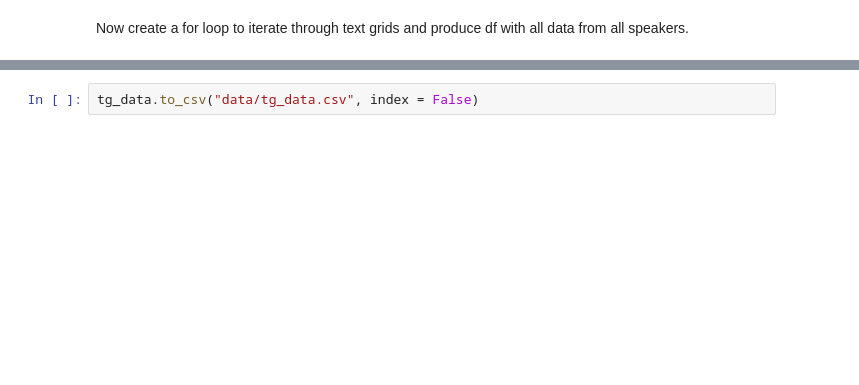
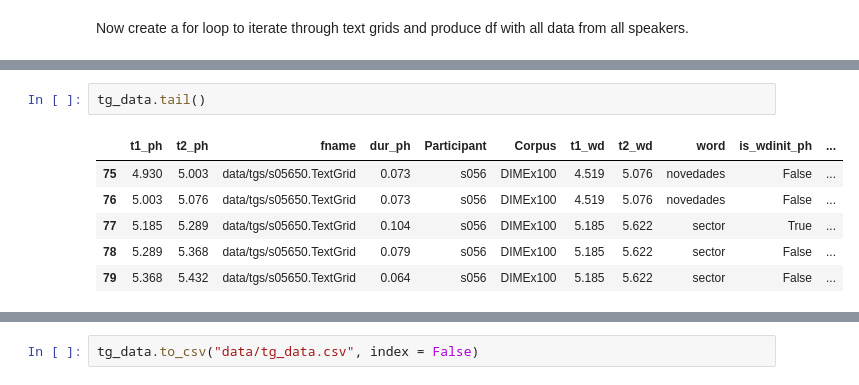
Before and after one commit to anniehelms/vsa_langdom, a Jupyter notebook: 02_tgs_to_df.ipynb, the cells around one changed output, grey strips where cells are left out. Drawn from its saved outputs; the diff is of its cells as text; blank space fills up the shorter version.

```diff
--- a/02_tgs_to_df.ipynb
+++ b/02_tgs_to_df.ipynb
@@ -197,0 +210,9 @@ resolved and following words dropped:  []
+# %%
+tg_data.tail()
+# %% [output]
+|  | t1_ph | t2_ph | fname | dur_ph | Participant | Corpus | t1_wd | t2_wd | word | is_wdinit_ph | ... |
+| 75 | 4.930 | 5.003 | data/tgs/s05650.TextGrid | 0.073 | s056 | DIMEx100 | 4.519 | 5.076 | novedades | False | ... |
+| 76 | 5.003 | 5.076 | data/tgs/s05650.TextGrid | 0.073 | s056 | DIMEx100 | 4.519 | 5.076 | novedades | False | ... |
+| 77 | 5.185 | 5.289 | data/tgs/s05650.TextGrid | 0.104 | s056 | DIMEx100 | 5.185 | 5.622 | sector | True | ... |
+| 78 | 5.289 | 5.368 | data/tgs/s05650.TextGrid | 0.079 | s056 | DIMEx100 | 5.185 | 5.622 | sector | False | ... |
+| 79 | 5.368 | 5.432 | data/tgs/s05650.TextGrid | 0.064 | s056 | DIMEx100 | 5.185 | 5.622 | sector | False | ... |
```
Also changed, not shown: parts of 11 cells of this notebook.
